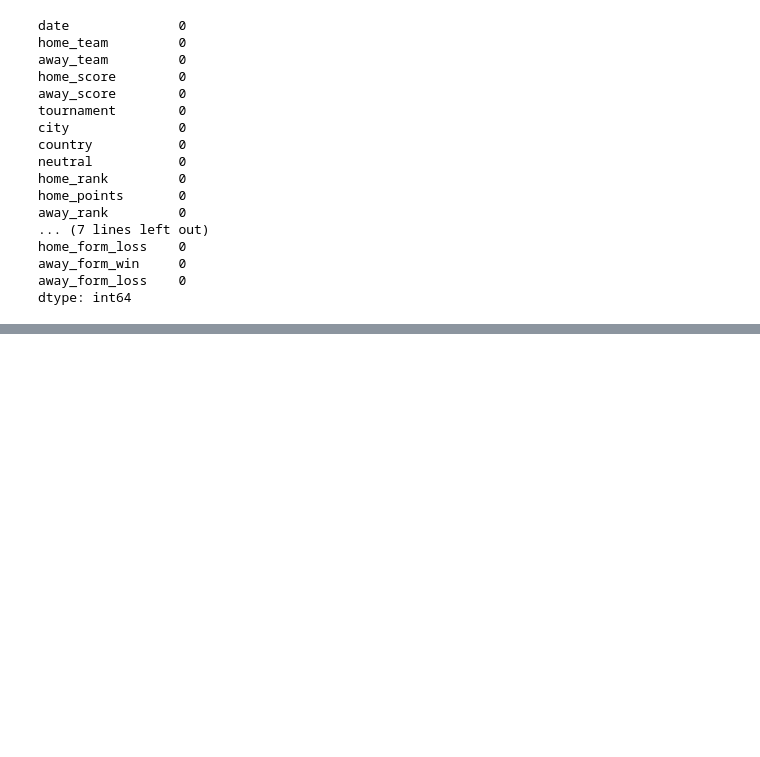
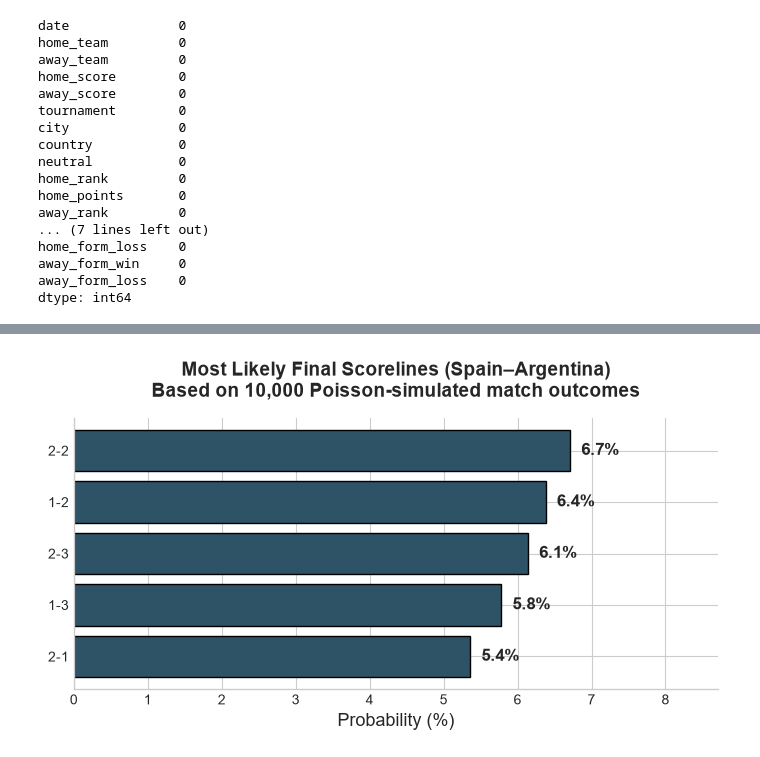
Before and after one commit to Feriel5ben/worldcup-final-predictor, a Jupyter notebook: notebooks/test.ipynb, the cells around one changed output, grey strips where cells are left out. Cells and saved outputs as stored; diff of their text form; code cells hidden in the pictures; blank space fills up the shorter version.

```diff
--- a/notebooks/test.ipynb
+++ b/notebooks/test.ipynb
@@ -402,0 +728,21 @@ dtype: int64
+# %%
+# Moyennes de buts marqués récemment par chaque équipe (approximation simple)
+# On utilise les moyennes de buts marqués dans tout le dataset filtré Argentina/Spain récents
+spain_avg_goals = df_clean[df_clean['home_team'] == 'Spain']['home_score'].tail(10).mean()
+argentina_avg_goals = df_clean[df_clean['home_team'] == 'Argentina']['home_score'].tail(10).mean()
+
+print(f"Spain avg goals (derniers matchs): {spain_avg_goals:.2f}")
+print(f"Argentina avg goals (derniers matchs): {argentina_avg_goals:.2f}")
+
+# Simuler les scores avec Poisson
+spain_goals_sim = np.random.poisson(spain_avg_goals, n_simulations)
+argentina_goals_sim = np.random.poisson(argentina_avg_goals, n_simulations)
+
+# Score le plus fréquent
+from collections import Counter
+score_pairs = list(zip(spain_goals_sim, argentina_goals_sim))
+most_common_scores = Counter(score_pairs).most_common(5)
+
+print("\nTop 5 scores les plus simulés (Spain-Argentina):")
+for score, count in most_common_scores:
+    print(f"{score[0]}-{score[1]}: {count} fois ({count/n_simulations:.1%})")
@@ -402,0 +792,25 @@ dtype: int64
+# %%
+fig, ax = plt.subplots(figsize=(7, 4))  # au lieu de (9, 5.5)
+
+score_labels = [f"{s[0]}-{s[1]}" for s, c in most_common_scores]
+score_counts = [c/n_simulations*100 for s, c in most_common_scores]
+
+bars = ax.barh(score_labels, score_counts, color='#2E5266', edgecolor='black', linewidth=1)
+ax.invert_yaxis()
+
+for bar, pct in zip(bars, score_counts):
+    ax.text(bar.get_width() + 0.15, bar.get_y() + bar.get_height()/2,
+             f'{pct:.1f}%', va='center', fontsize=12, fontweight='bold')
+
+ax.set_xlabel('Probability (%)', fontsize=13)
+ax.set_title('Most Likely Final Scorelines (Spain–Argentina)\nBased on 10,000 Poisson-simulated match outcomes',
+              fontsize=14, fontweight='bold', pad=15)
+ax.spines['top'].set_visible(False)
+ax.spines['right'].set_visible(False)
+ax.set_xlim(0, max(score_counts) + 2)
+
+plt.tight_layout()
+plt.savefig('../outputs/scoreline_prediction.png', dpi=200, bbox_inches='tight')
+plt.show()
+# %% [output]
+[figure, added]
```
Also changed, not shown: parts of 34 cells of this notebook, 2 other files.
